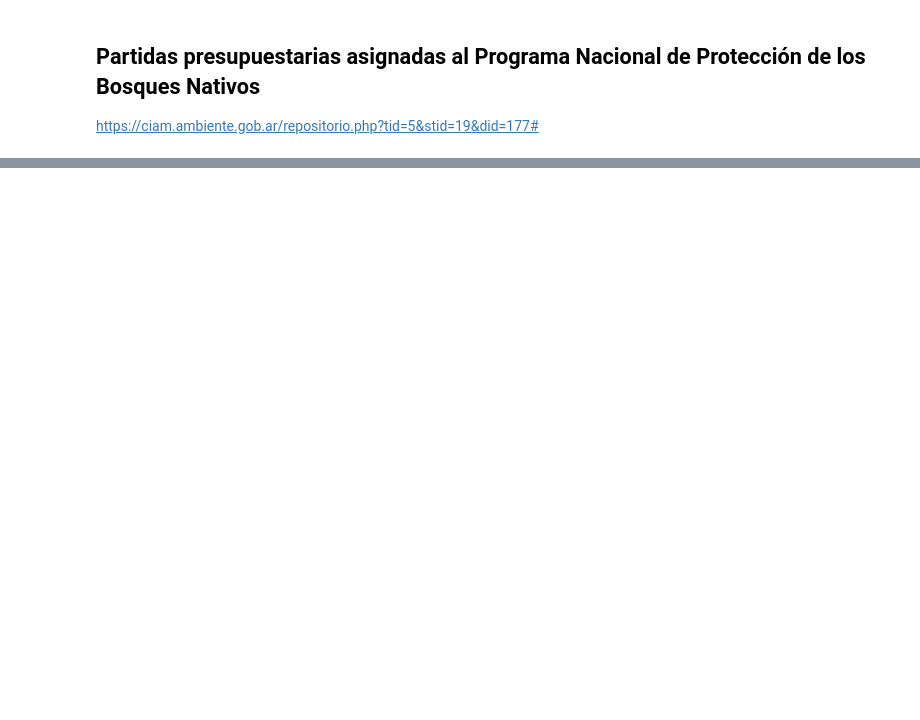
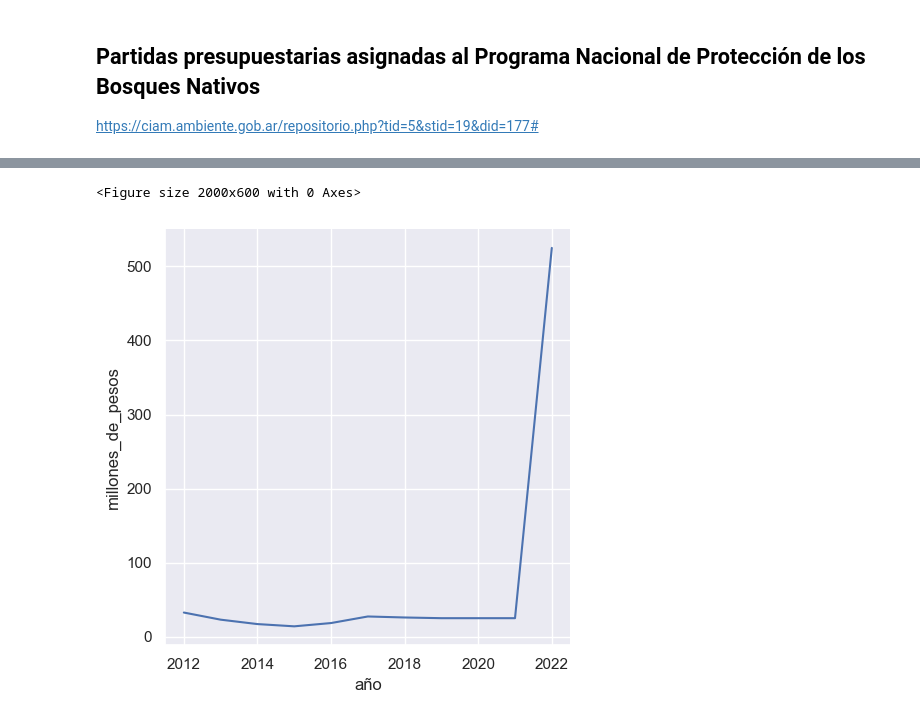
Before and after one commit to BustosMaxx/dengue_y_zika, a Jupyter notebook: notebooks/deforestacion-bosques-nativos.ipynb, the cells around one changed output, grey strips where cells are left out. Cells and saved outputs as stored; diff of their text form; code cells hidden in the pictures; blank space fills up the shorter version.

```diff
--- a/notebooks/deforestacion-bosques-nativos.ipynb
+++ b/notebooks/deforestacion-bosques-nativos.ipynb
@@ -41,3 +173,7 @@ https://datos.gob.ar/dataset/ambiente-conservacion-manejo-bosques-nativos/archiv
 # %% [markdown]
 ## Partidas presupuestarias asignadas al Programa Nacional de Protección de los Bosques Nativos
 https://ciam.ambiente.gob.ar/repositorio.php?tid=5&stid=19&did=177#
+# %%
+partida_hasta_2022 = pd.read_csv("..//data//raw//partida-presupuesto-proteccion-bosques-millpesos.csv",
+                           sep=";")
+partida_hasta_2022
@@ -43,0 +193,18 @@ https://ciam.ambiente.gob.ar/repositorio.php?tid=5&stid=19&did=177#
+# %%
+sns.set_theme()
+
+# Set up the matplotlib figure
+plt.figure(figsize=(20, 6))
+
+sns.relplot(
+    data=partida_hasta_2022, x="año", y="millones_de_pesos"
+    # , col="region"
+    # ,hue="event"
+    # , style="event"
+    , kind="line"
+)
+
+plt.show()
+# %% [output]
+<Figure size 2000x600 with 0 Axes>
+[figure, added]
```
Also changed, not shown: parts of 9 cells of this notebook, 1 other file.
